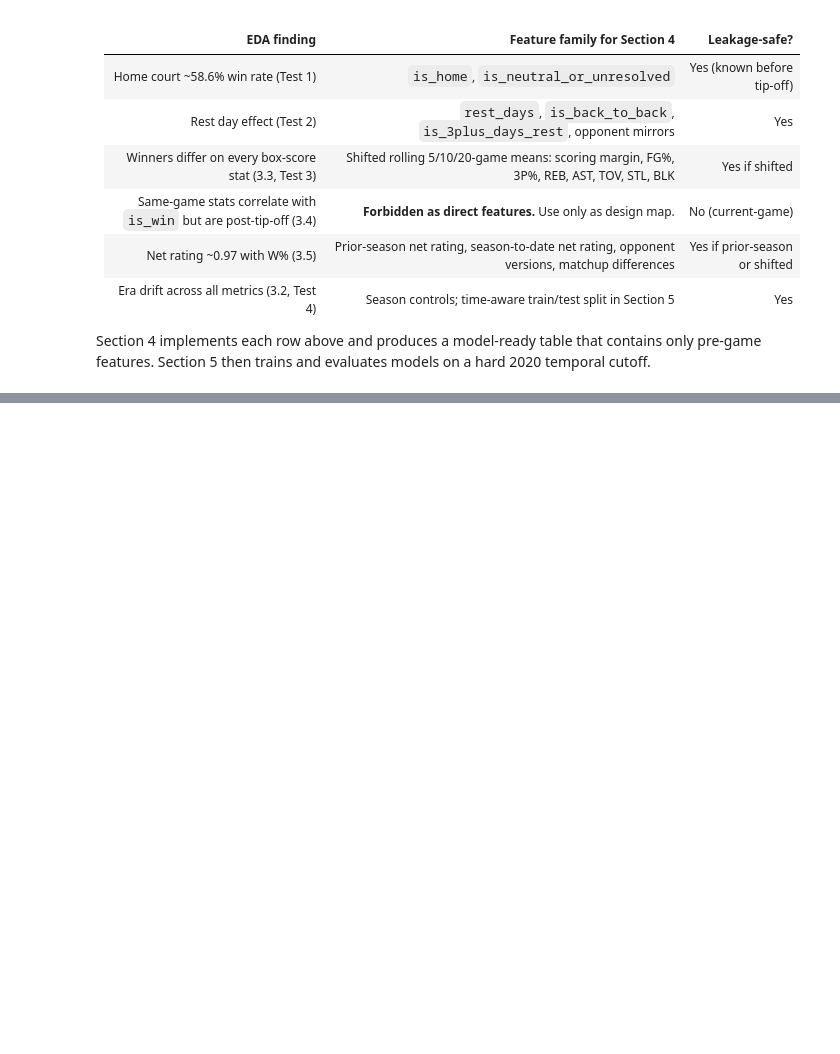
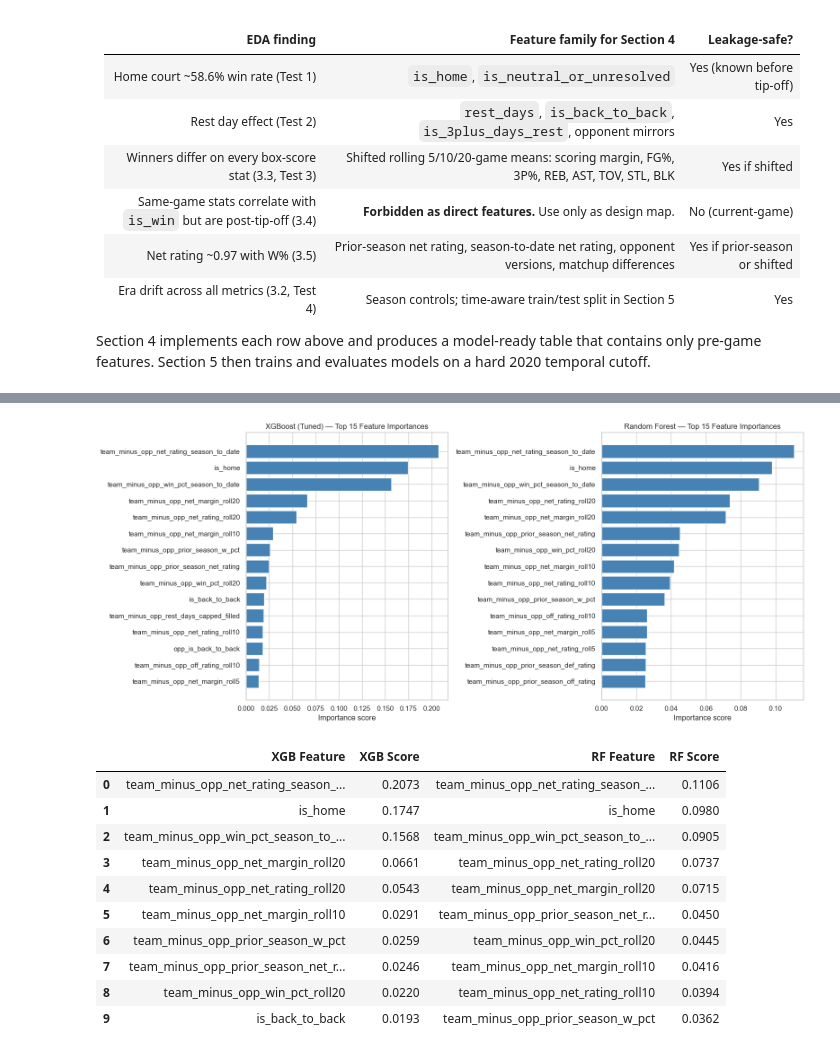
Before and after one commit to MichelFaloughi/cis5450-project, a Jupyter notebook: final_notebook.ipynb, the cells around one changed output, grey strips where cells are left out. Cells and saved outputs as stored; diff of their text form; code cells hidden in the pictures; blank space fills up the shorter version.

```diff
--- a/final_notebook.ipynb
+++ b/final_notebook.ipynb
@@ -1109,0 +2312,43 @@ Section 4 implements each row above and produces a model-ready table that contai
+# %%
+importance_df = pd.DataFrame({
+    'Feature'        : MODEL_FEATURES,
+    'XGBoost (Tuned)': best_xgb.feature_importances_,
+    'Random Forest'  : rf.feature_importances_,
+})
+
+top_n = 15
+fig, axes = plt.subplots(1, 2, figsize=(16, 7))
+for ax, col in zip(axes, ['XGBoost (Tuned)', 'Random Forest']):
+    top = importance_df.nlargest(top_n, col).sort_values(col)
+    ax.barh(top['Feature'], top[col], color='steelblue')
+    ax.set_title(f'{col} — Top {top_n} Feature Importances')
+    ax.set_xlabel('Importance score')
+plt.tight_layout()
+plt.savefig(OUTPUT_DIR / 'feature_importance.png', dpi=150, bbox_inches='tight')
+plt.show()
+
+# Side-by-side table of top 10 per model
+top10_xgb = (
+    importance_df.nlargest(10, 'XGBoost (Tuned)')
+    [['Feature', 'XGBoost (Tuned)']].reset_index(drop=True)
+)
+top10_rf = (
+    importance_df.nlargest(10, 'Random Forest')
+    [['Feature', 'Random Forest']].reset_index(drop=True)
+)
+combined = pd.concat([top10_xgb, top10_rf], axis=1)
+combined.columns = ['XGB Feature', 'XGB Score', 'RF Feature', 'RF Score']
+display(combined)
+# %% [output]
+[figure, added]
+|  | XGB Feature | XGB Score | RF Feature | RF Score |
+| 0 | team_minus_opp_net_rating_season_... | 0.2073 | team_minus_opp_net_rating_season_... | 0.1106 |
+| 1 | is_home | 0.1747 | is_home | 0.0980 |
+| 2 | team_minus_opp_win_pct_season_to_... | 0.1568 | team_minus_opp_win_pct_season_to_... | 0.0905 |
+| 3 | team_minus_opp_net_margin_roll20 | 0.0661 | team_minus_opp_net_rating_roll20 | 0.0737 |
+| 4 | team_minus_opp_net_rating_roll20 | 0.0543 | team_minus_opp_net_margin_roll20 | 0.0715 |
+| 5 | team_minus_opp_net_margin_roll10 | 0.0291 | team_minus_opp_prior_season_net_r... | 0.0450 |
+| 6 | team_minus_opp_prior_season_w_pct | 0.0259 | team_minus_opp_win_pct_roll20 | 0.0445 |
+| 7 | team_minus_opp_prior_season_net_r... | 0.0246 | team_minus_opp_net_margin_roll10 | 0.0416 |
+| 8 | team_minus_opp_win_pct_roll20 | 0.0220 | team_minus_opp_net_rating_roll10 | 0.0394 |
+| 9 | is_back_to_back | 0.0193 | team_minus_opp_prior_season_w_pct | 0.0362 |
```
Also changed, not shown: parts of 55 cells of this notebook, 10 other files.
